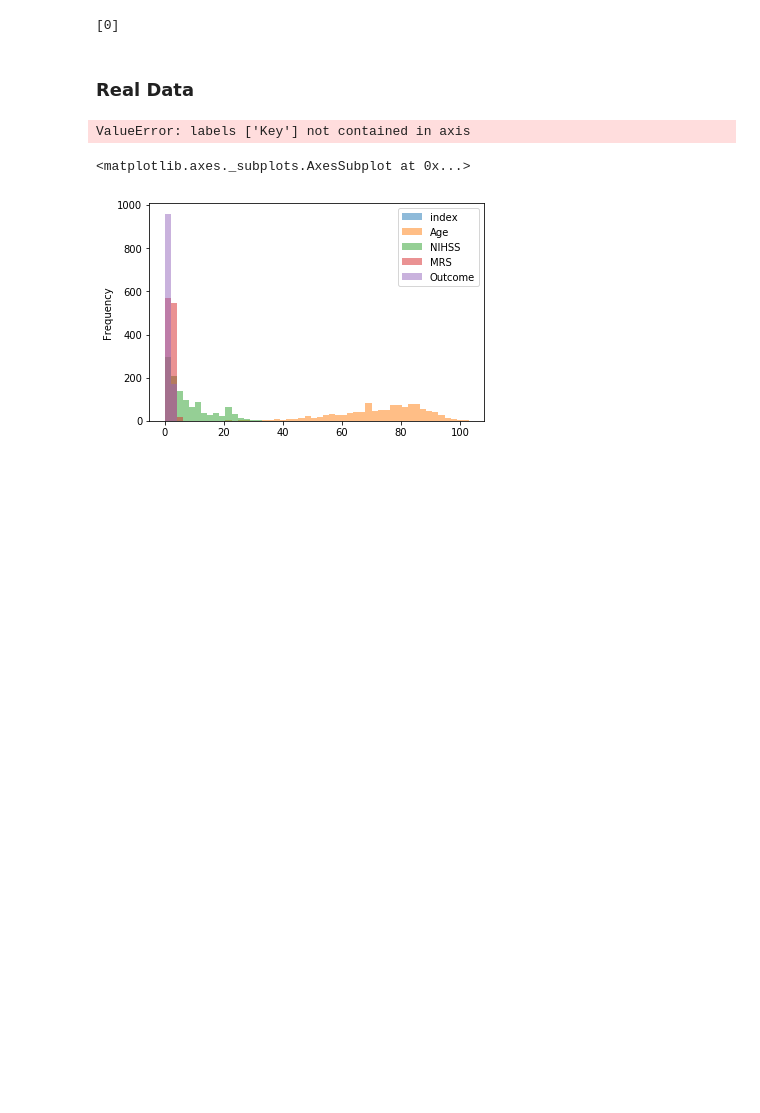
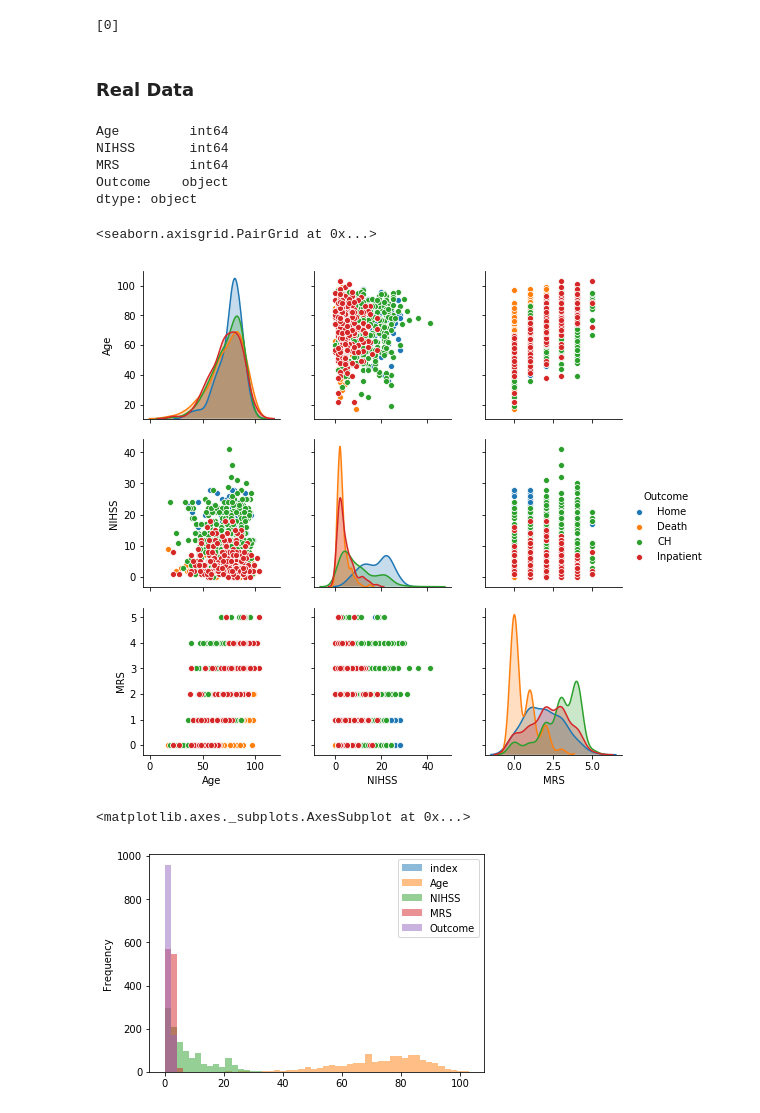
Before and after one commit to archydeberker/stroke-discharge, a Jupyter notebook: code/Patient_Discharge_Data.ipynb, the cells around one changed output. Drawn from its saved outputs; the diff is of its cells as text; code cells hidden in the pictures; blank space fills up the shorter version.

```diff
--- a/code/Patient_Discharge_Data.ipynb
+++ b/code/Patient_Discharge_Data.ipynb
@@ -168,14 +171,27 @@ y_test
 # %% [markdown]
 ### Real Data
 # %%
-df = pd.read_excel('Discharge destinations 2.xlsx',
+df = pd.read_excel('../data/Discharge destinations 2.xlsx',
                    sheet_name='Regression analysis',
                   header=2)
 
 df.reset_index(inplace=True)
-df.drop(['index', 'Key'], axis=1)
+df.drop(['index', 'Key'], axis=1, inplace=True)
+outcome_dict={0:'Home', 1:'CH', 2:'Inpatient', 3:'Death'}
+df['Outcome']=df['Outcome'].map(lambda x: outcome_dict[x])
-# %% [output]
-ValueError: labels ['Key'] not contained in axis
+# %%
+df.dtypes
+# %% [output]
+Age         int64
+NIHSS       int64
+MRS         int64
+Outcome    object
+dtype: object
+# %%
+sns.pairplot(df, hue='Outcome')
+# %% [output]
+<seaborn.axisgrid.PairGrid at 0x...>
+[figure, added]
 # %%
 df.plot.hist(alpha=0.5, bins=50)
 # %% [output]
```
Also changed, not shown: parts of 6 cells of this notebook.
